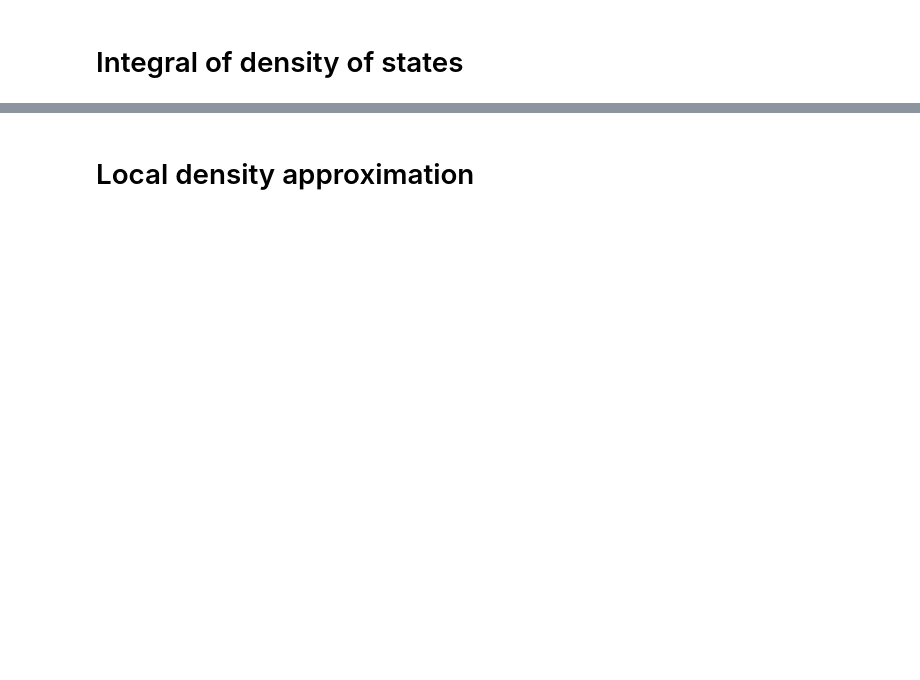
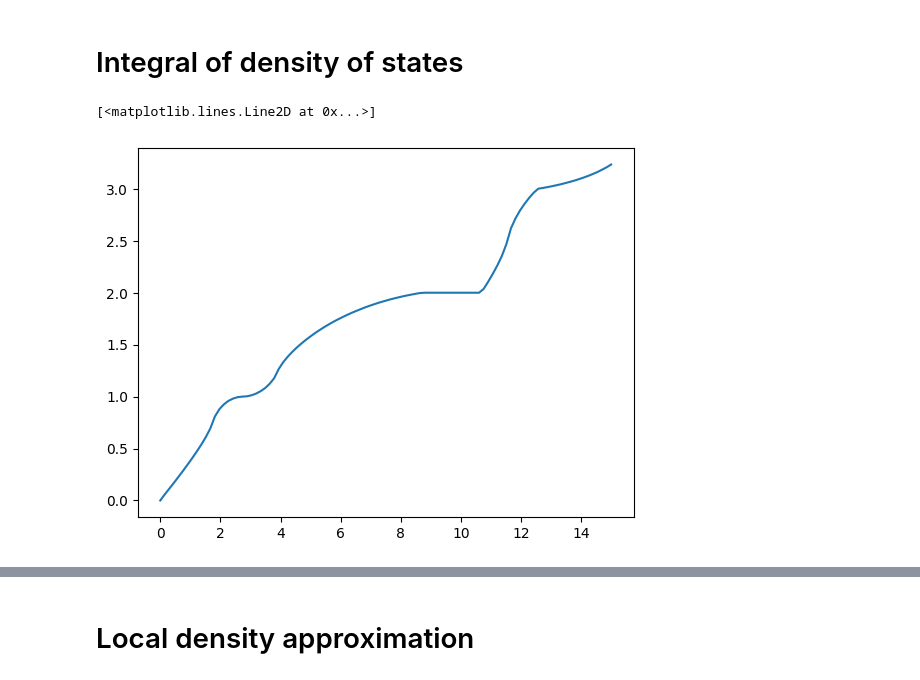
Before and after one commit to Shao-Wen-Chang/E9_constant, a Jupyter notebook: projects/general_cooling_trapping/mu_in_lattice.ipynb, the cells around one changed output, grey strips where cells are left out. Drawn from its saved outputs; the diff is of its cells as text; code cells hidden in the pictures; blank space fills up the shorter version.

```diff
--- a/projects/general_cooling_trapping/mu_in_lattice.ipynb
+++ b/projects/general_cooling_trapping/mu_in_lattice.ipynb
@@ -202,6 +224,7 @@ Total number of points = 6525
 # %% [markdown]
 I always get a `ComplexWarning` when running `.astype(np.double)`, but if my own check doesn't raise a warning all is good.
 # %%
-if not np.all(np.isreal(e_values)):
-    logging.warning('Complex eigenvalue detected. Imaginary parts are discarded.')
-e_values = e_values.astype(np.double)
+if DoS_load_path is None:
+    if not np.all(np.isreal(e_values)):
+        logging.warning('Complex eigenvalue detected. Imaginary parts are discarded.')
+    e_values = e_values.astype(np.double)
@@ -260,4 +236,22 @@ np.float64(-4.662431684110146)
+# %%
+if DoS_load_path is None:
+    E_lowest = np.min(e_values)
+    E_kHz_offset = (e_values - E_lowest) * E2kHz
+    E_kHz_highest = np.max(E_kHz_offset)
+
+    all_energies = E_kHz_offset.flatten()
+    DoS_from_bin, bin_edges = np.histogram(all_energies, bins = 1000)
+    bin_centers = (bin_edges[:-1] + bin_edges[1:]) / 2
+    n_of_mu = np.cumsum(DoS_from_bin) / N_qsample
+    np.savez(DoS_save_path, bin_edges = bin_edges, DoS_from_bin = DoS_from_bin, n_of_mu = n_of_mu)
+else:
+    loaded_npz = np.load(DoS_load_path)
+    bin_edges = loaded_npz["bin_edges"]
+    bin_centers = (bin_edges[:-1] + bin_edges[1:]) / 2
+    DoS_from_bin = loaded_npz["DoS_from_bin"]
+    n_of_mu = loaded_npz["n_of_mu"]
 # %% [markdown]
 # Integral of density of states
 # %%
-mu_kHz_range = np.linspace(0, 20, 100)
+mu_kHz_range = np.linspace(0, 15, 100)
+# mu_kHz_range = np.linspace(0, E_kHz_highest, 100)
@@ -275,0 +258,13 @@ n_hom_mu_kHz = interp1d(
+# %%
+n_per_uc_hc_mu_kHz = interp1d(
+    bin_centers,
+    n_of_mu,
+    kind='linear',
+    bounds_error=False,
+    fill_value=(0, n_of_mu[-1])
+)
+density_local = n_per_uc_hc_mu_kHz(mu_kHz_range)
+plt.plot(mu_kHz_range, density_local)
+# %% [output]
+[<matplotlib.lines.Line2D at 0x...>]
+[figure, added]
```
Also changed, not shown: parts of 22 cells of this notebook, 12 other files.
